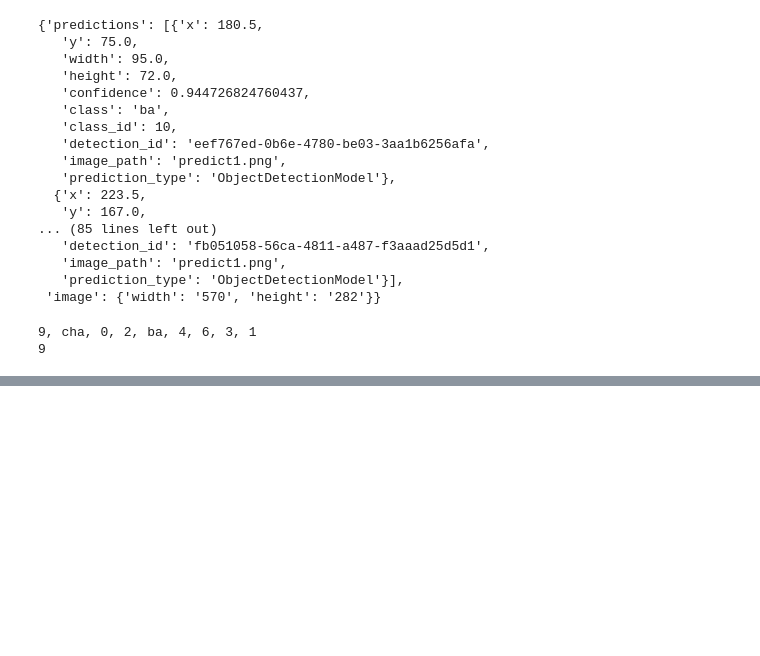
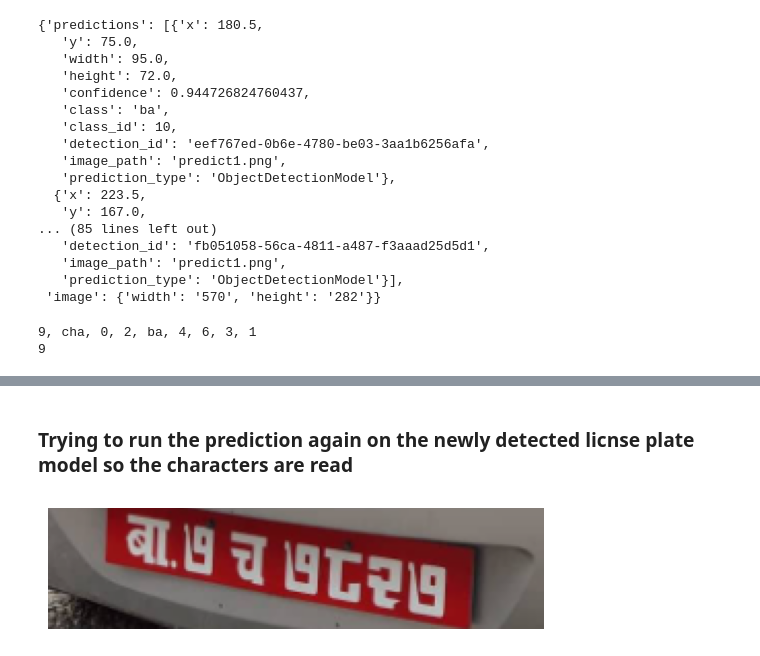
Before and after one commit to sarthakshrestha/license-plate-yolov8, a Jupyter notebook: RoboflowPrep.ipynb, the cells around one changed output, grey strips where cells are left out. Drawn from its saved outputs; the diff is of its cells as text; code cells hidden in the pictures; blank space fills up the shorter version.

```diff
--- a/RoboflowPrep.ipynb
+++ b/RoboflowPrep.ipynb
@@ -205,0 +267,41 @@ print(concat_row(prediction1json))
+# %% [markdown]
+### Trying to run the prediction again on the newly detected licnse plate model so the characters are read
+# %%
+import cv2
+import matplotlib.pyplot as plt
+
+image_path = "/Users/sarthakshrestha/Documents/fyp ipnybs/test.png"
+prediction_json = predictionjson
+
+def show_roi_from_json(image_path, prediction_json):
+    # Load the image
+    image = cv2.imread(image_path)
+
+    # Get the bounding box coordinates from the prediction
+    bounding_box = prediction_json['predictions'][0]
+    x = bounding_box['x']
+    y = bounding_box['y']
+    width = bounding_box['width']
+    height = bounding_box['height']
+
+    # Calculate the coordinates of the region of interest
+    x1 = int(x - width / 2)
+    y1 = int(y - height / 2)
+    x2 = int(x + width / 2)
+    y2 = int(y + height / 2)
+
+    # Crop the region of interest from the image
+    roi = image[y1:y2, x1:x2]
+
+    # Save the cropped region of interest
+    cv2.imwrite('/Users/sarthakshrestha/Documents/fyp ipnybs/prediction1.png', roi)
+
+    # Showing the cropped region of interest
+    plt.imshow(cv2.cvtColor(roi, cv2.COLOR_BGR2RGB))
+    plt.axis('off')  # Turn off axes
+    plt.savefig('/Users/sarthakshrestha/Documents/fyp ipnybs/prediction2.png')
+    plt.show()
+
+show_roi_from_json(image_path, prediction_json)
+# %% [output]
+[figure, added]
```
Also changed, not shown: parts of 14 cells of this notebook, 3 other files.
